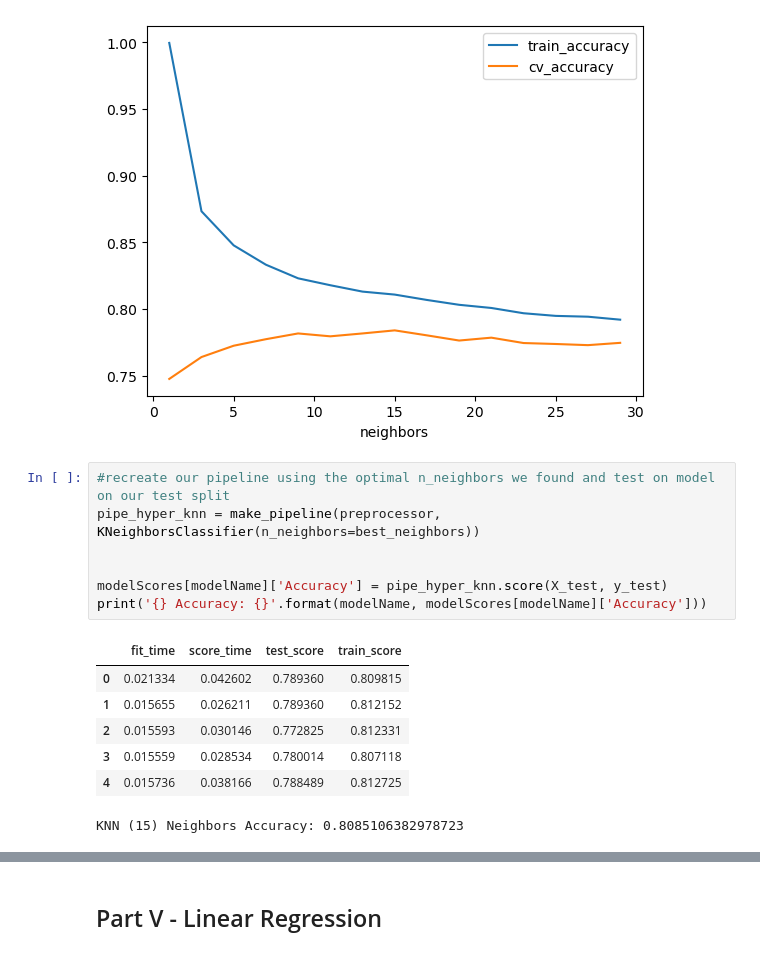
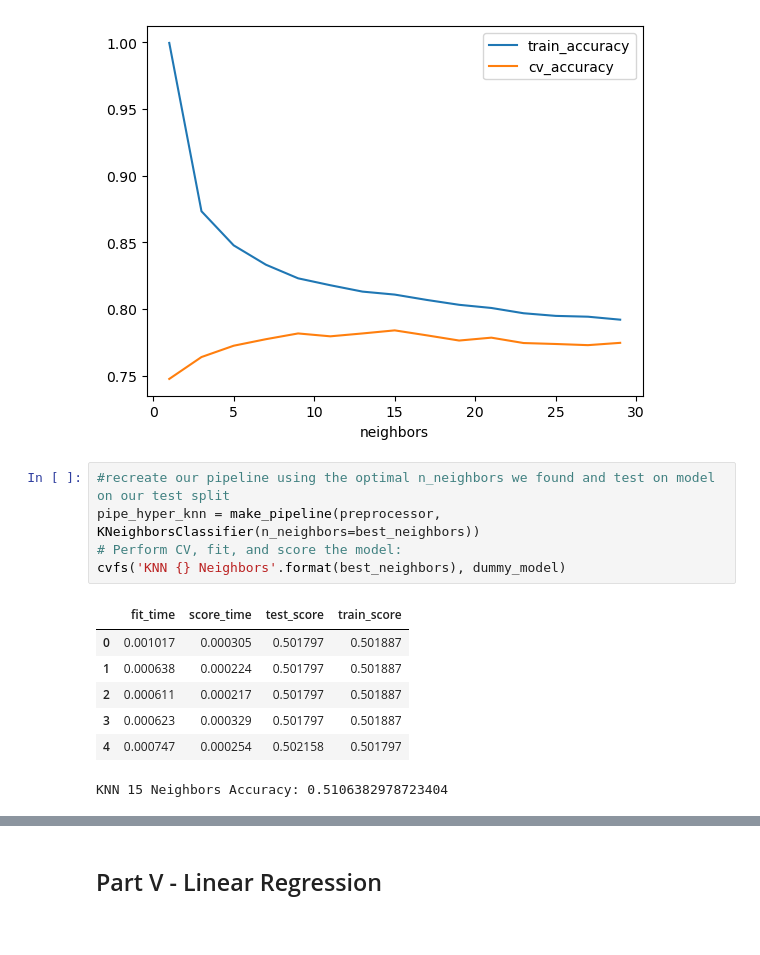
Before and after one commit to aaron-bruner/ECE-4420-Project, a Jupyter notebook: master-ece4420.ipynb, the cells around one changed output, grey strips where cells are left out. Drawn from its saved outputs; the diff is of its cells as text.

```diff
--- a/master-ece4420.ipynb
+++ b/master-ece4420.ipynb
@@ -290,18 +290,16 @@ best_neighbors = results_df.iloc[np.argmax(results_df.cv_accuracy)].name
 # %%
 #recreate our pipeline using the optimal n_neighbors we found and test on model on our test split
 pipe_hyper_knn = make_pipeline(preprocessor, KNeighborsClassifier(n_neighbors=best_neighbors))
-
-
-modelScores[modelName]['Accuracy'] = pipe_hyper_knn.score(X_test, y_test)
-print('{} Accuracy: {}'.format(modelName, modelScores[modelName]['Accuracy']))
+# Perform CV, fit, and score the model:
+cvfs('KNN {} Neighbors'.format(best_neighbors), dummy_model)
 # %% [output]
 |  | fit_time | score_time | test_score | train_score |
-| 0 | 0.021334 | 0.042602 | 0.789360 | 0.809815 |
-| 1 | 0.015655 | 0.026211 | 0.789360 | 0.812152 |
-| 2 | 0.015593 | 0.030146 | 0.772825 | 0.812331 |
-| 3 | 0.015559 | 0.028534 | 0.780014 | 0.807118 |
-| 4 | 0.015736 | 0.038166 | 0.788489 | 0.812725 |
+| 0 | 0.001017 | 0.000305 | 0.501797 | 0.501887 |
+| 1 | 0.000638 | 0.000224 | 0.501797 | 0.501887 |
+| 2 | 0.000611 | 0.000217 | 0.501797 | 0.501887 |
+| 3 | 0.000623 | 0.000329 | 0.501797 | 0.501887 |
+| 4 | 0.000747 | 0.000254 | 0.502158 | 0.501797 |
-KNN (15) Neighbors Accuracy: 0.8085106382978723
+KNN 15 Neighbors Accuracy: 0.5106382978723404
 # %%
 # Now we want to train our model on entire training set and predict outcomes of deployment data to submit to competition:
 # Perform CV, fit, and score the model:
```
Also changed, not shown: parts of 16 cells of this notebook, 6 other files.
